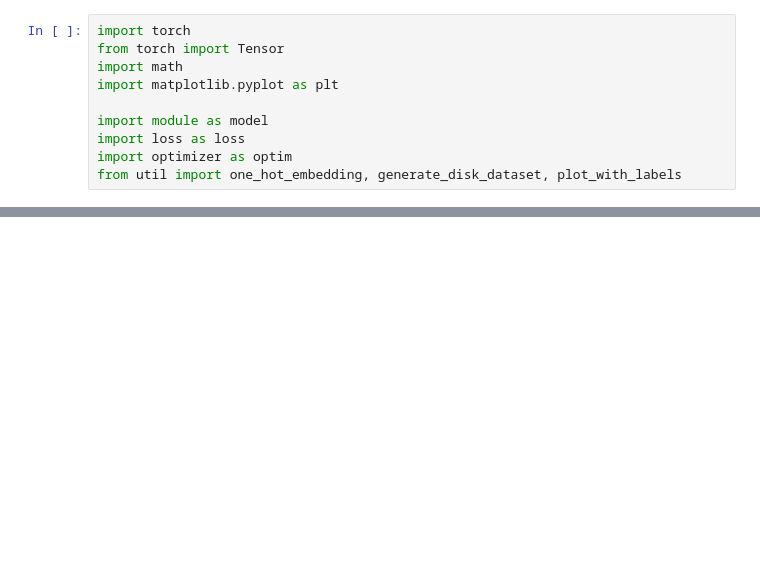
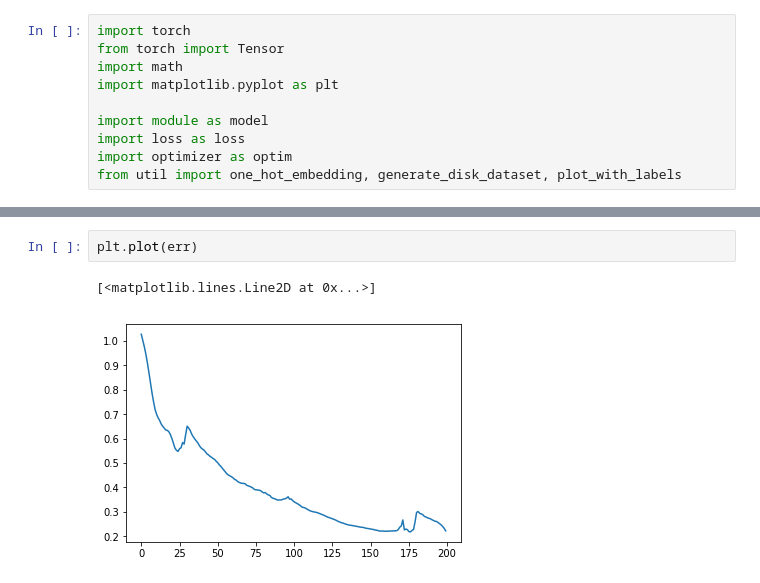
Before and after one commit to Yu-TingHuang/epfl-DeepLearning, a Jupyter notebook: Project2/main.ipynb, the cells around one changed output, grey strips where cells are left out. Drawn from its saved outputs; the diff is of its cells as text; blank space fills up the shorter version.

```diff
--- a/Project2/main.ipynb
+++ b/Project2/main.ipynb
@@ -12,0 +36,5 @@ train_input, train_label = generate_disk_dataset(1000)
+# %%
+plt.plot(err)
+# %% [output]
+[<matplotlib.lines.Line2D at 0x...>]
+[figure, added]
```
Also changed, not shown: parts of 27 cells of this notebook, 4 other files.
